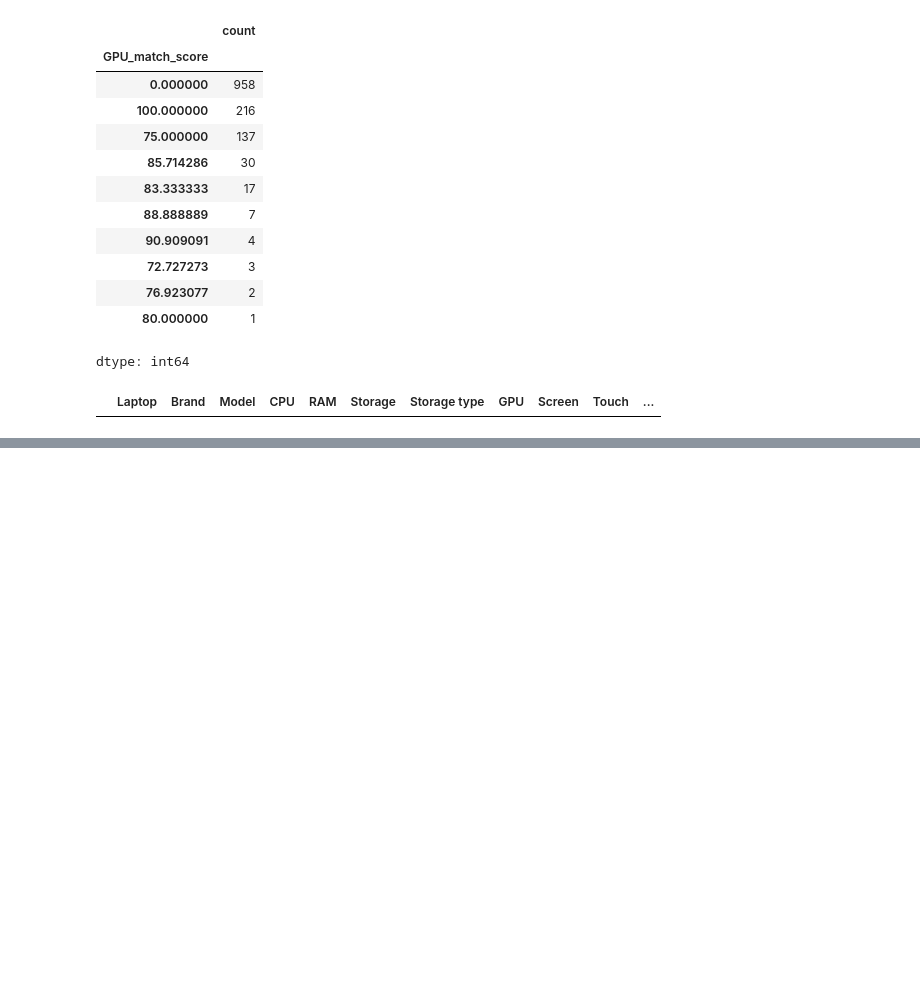
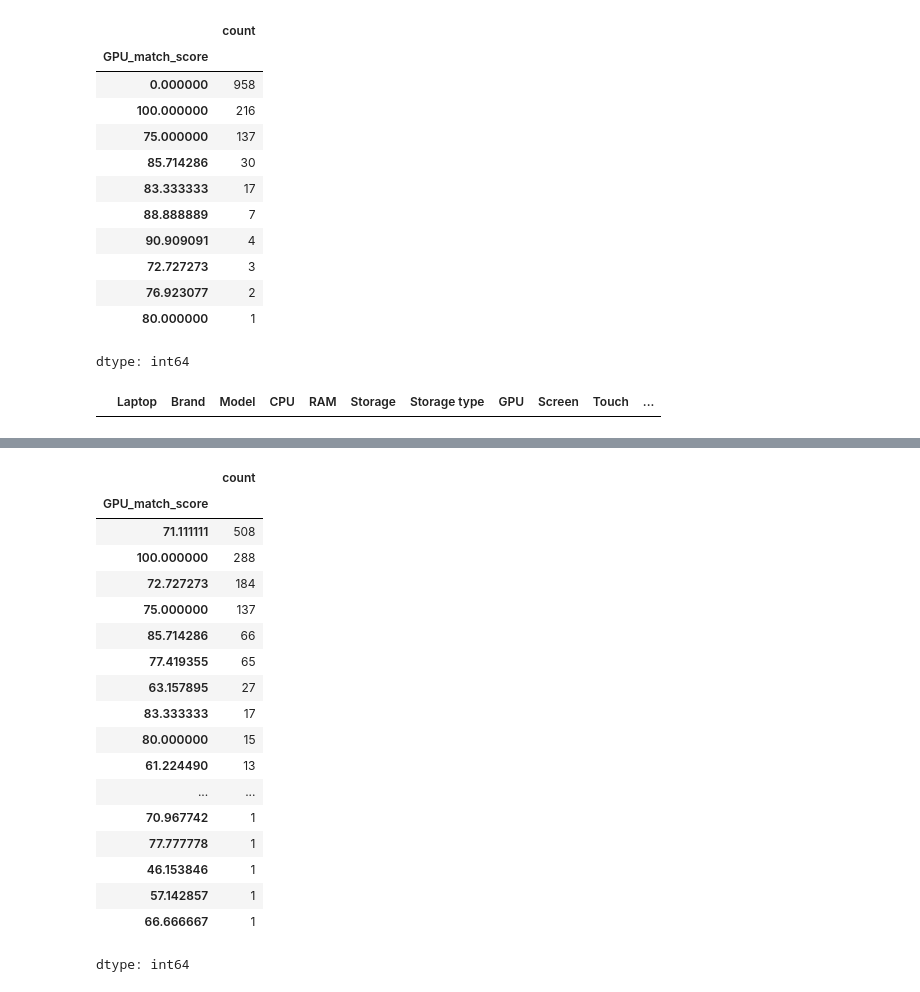
Before and after one commit to f2rra/lappick-ml, a Jupyter notebook: notebooks/exploratory-data-analysis.ipynb, the cells around one changed output, grey strips where cells are left out. Saved outputs shown, nothing was run; the diff lists cells and outputs as text; code cells hidden in the pictures; blank space fills up the shorter version.

Commit message:
cleaning gpu score

```diff
--- a/notebooks/exploratory-data-analysis.ipynb
+++ b/notebooks/exploratory-data-analysis.ipynb
@@ -847,4 +847,4 @@ result.head()
 | 4 | HP 15S-FQ5085NS Intel Core i5-123... | HP | 15S | Intel Core i5-1235U | 16 | 512 | SSD | NaN | 15.6 | No | ... |
 | 5 | MSI Crosshair 17 C12VF-264XES Int... | MSI | Crosshair | Intel Core i7-12650H | 32 | 1000 | SSD | RTX 4060 | 17.3 | No | ... |
 # %%
-result[result['GPU'].isna()].CPU.unique()
+cpus_unique = result[result['GPU'].isna()].CPU.unique()
@@ -996,0 +967,4 @@ ValueError: Length of values (115) does not match length of index (958)
+# %%
+cpu_to_gpu = dict(zip(cpus_unique, iGPU))
+# %%
+result["GPU"] = result["GPU"].fillna(result["CPU"].map(cpu_to_gpu))
@@ -996,0 +1004,24 @@ ValueError: Length of values (115) does not match length of index (958)
+# %%
+result = merge_benchmark(result, cpu_df, gpu_df, threshold=40)
+# %%
+result['GPU_match_score'].value_counts()
+# %% [output]
+|  | count |
+| GPU_match_score |  |
+| 71.111111 | 508 |
+| 100.000000 | 288 |
+| 72.727273 | 184 |
+| 75.000000 | 137 |
+| 85.714286 | 66 |
+| 77.419355 | 65 |
+| 63.157895 | 27 |
+| 83.333333 | 17 |
+| 80.000000 | 15 |
+| 61.224490 | 13 |
+| ... | ... |
+| 70.967742 | 1 |
+| 77.777778 | 1 |
+| 46.153846 | 1 |
+| 57.142857 | 1 |
+| 66.666667 | 1 |
+dtype: int64
```
Also changed, not shown: parts of 6 cells of this notebook.
